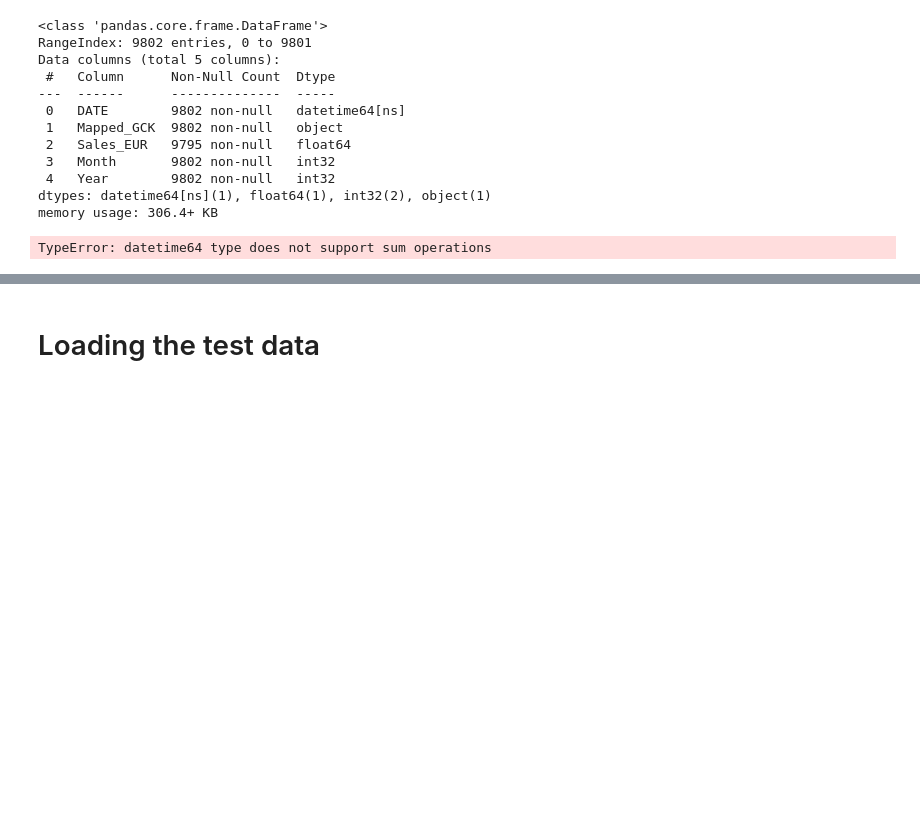
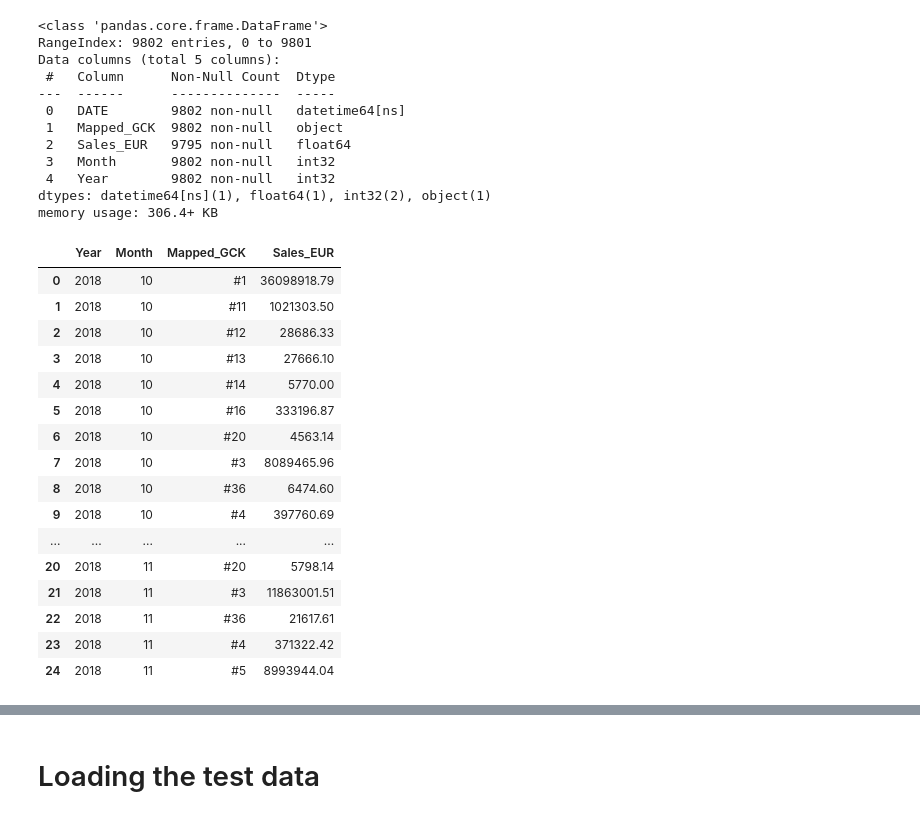
Before and after one commit to RubenCMarques/Case-2--Siemens-Sales-Forecast, a Jupyter notebook: Notebooks/Diogo_workspace.ipynb, the cells around one changed output, grey strips where cells are left out. Drawn from its saved outputs; the diff is of its cells as text; code cells hidden in the pictures; blank space fills up the shorter version.

```diff
--- a/Notebooks/Diogo_workspace.ipynb
+++ b/Notebooks/Diogo_workspace.ipynb
@@ -788,9 +792,27 @@ dtypes: datetime64[ns](1), float64(1), int32(2), object(1)
 memory usage: 306.4+ KB
 # %%
 # Aggregate sales data by month for each product
-# monthly_sales_data = sales_data.groupby(['Year', 'Month', 'Mapped_GCK'], as_index=False).sum()
-
-# Display the first rows to verify
-# monthly_sales_data.head()
+monthly_sales_data = sales_data.groupby(['Year', 'Month', 'Mapped_GCK'], as_index=False).agg({
+    'Sales_EUR': 'sum'  # Sum sales revenue
+})
-# %% [output]
-TypeError: datetime64 type does not support sum operations
+# %%
+# Display the first rows to verify
+monthly_sales_data.head(25)
+# %% [output]
+|  | Year | Month | Mapped_GCK | Sales_EUR |
+| 0 | 2018 | 10 | #1 | 36098918.79 |
+| 1 | 2018 | 10 | #11 | 1021303.50 |
+| 2 | 2018 | 10 | #12 | 28686.33 |
+| 3 | 2018 | 10 | #13 | 27666.10 |
+| 4 | 2018 | 10 | #14 | 5770.00 |
+| 5 | 2018 | 10 | #16 | 333196.87 |
+| 6 | 2018 | 10 | #20 | 4563.14 |
+| 7 | 2018 | 10 | #3 | 8089465.96 |
+| 8 | 2018 | 10 | #36 | 6474.60 |
+| 9 | 2018 | 10 | #4 | 397760.69 |
+| ... | ... | ... | ... | ... |
+| 20 | 2018 | 11 | #20 | 5798.14 |
+| 21 | 2018 | 11 | #3 | 11863001.51 |
+| 22 | 2018 | 11 | #36 | 21617.61 |
+| 23 | 2018 | 11 | #4 | 371322.42 |
+| 24 | 2018 | 11 | #5 | 8993944.04 |
```
Also changed, not shown: parts of 14 cells of this notebook.
